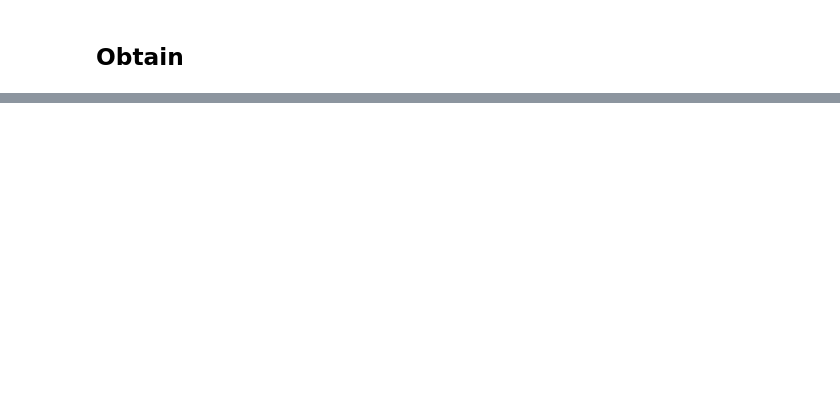
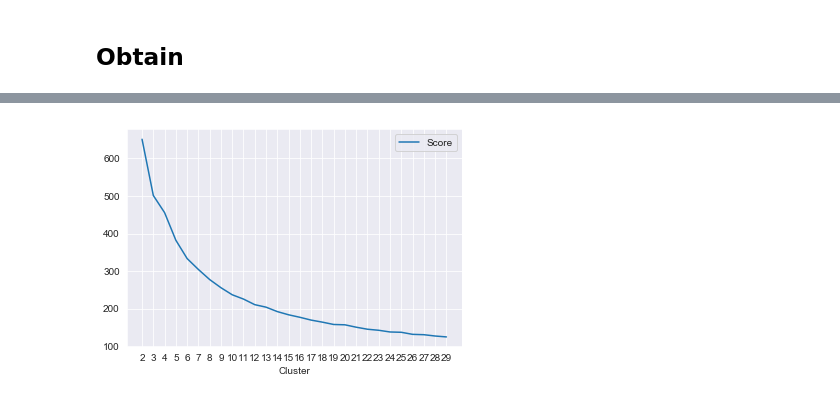
Before and after one commit to menach123/dsc-mod-5-project-online-ds-ft-090919, a Jupyter notebook: Clustering.ipynb, the cells around one changed output, grey strips where cells are left out. Cells and saved outputs as stored; diff of their text form; code cells hidden in the pictures; blank space fills up the shorter version.

```diff
--- a/Clustering.ipynb
+++ b/Clustering.ipynb
@@ -69,9 +87,13 @@ cms_df = ob.cms_data()
+# %%
+cms_df = ob.cms_data()
+provider_index = cms_df.Provider_Id.value_counts().loc[cms_df.Provider_Id.value_counts()>= 50].index
+cms_df = cms_df.loc[cms_df.Provider_Id.apply(lambda x: x in provider_index)]
 # %%
 label_df = ob.cms_procedure_dummy_labels(cms_df)
 for i in label_df.columns:
     label_df[i] = label_df[i]* cms_df.ratio_to_max_payment
 label_df['Provider_Id'] = cms_df['Provider_Id']
-label_df = label_df.groupby('Provider_Id').mean()
+label_df = label_df.groupby('Provider_Id').max()
 # %%
 num_df, object_df = ob.separate_num_columns(label_df)
 clean = num_df
@@ -145,0 +215,22 @@ for i in calinski_harabasz_list[1:]:
+# %%
+from sklearn.decomposition import PCA
+pca= PCA()
+scaled_df = pca.fit_transform(scaled_df)
+# %%
+cluster = list(range(2,30))
+calinski_harabasz_list = []
+
+for i in cluster:
+    # Set number of clusters at initialization time
+    k_means = KMeans(n_clusters=i)
+
+    # Run the clustering algorithm
+    k_means.fit(scaled_df)
+
+    # Generate cluster index values for each row
+    cluster_assignments = k_means.predict(scaled_df)
+
+    transfer_dict = {'Score':calinski_harabasz_score(scaled_df, cluster_assignments), 'Cluster':i}
+    calinski_harabasz_list.append(transfer_dict)
+
+    print(transfer_dict)
@@ -145,0 +255,6 @@ for i in calinski_harabasz_list[1:]:
+# %%
+pd.DataFrame(calinski_harabasz_list).set_index('Cluster').plot()
+plt.xticks(range(2,30))
+plt.show()
+# %% [output]
+[figure, added]
```
Also changed, not shown: parts of 18 cells of this notebook, 5 other files.
